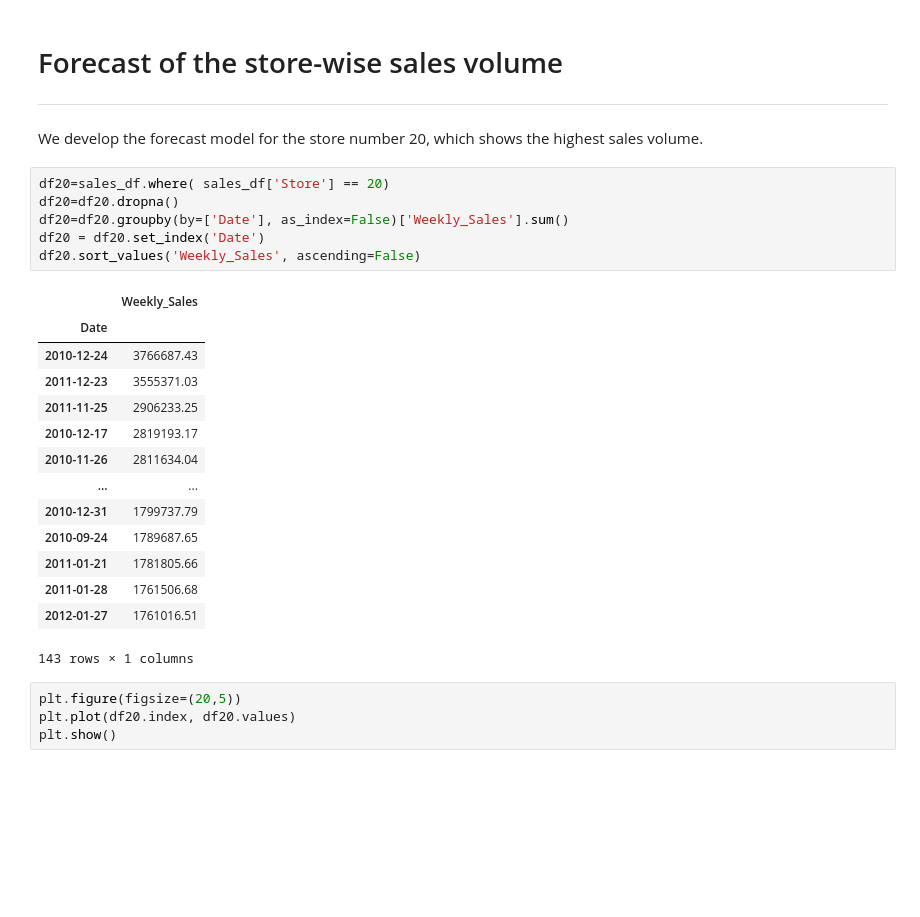
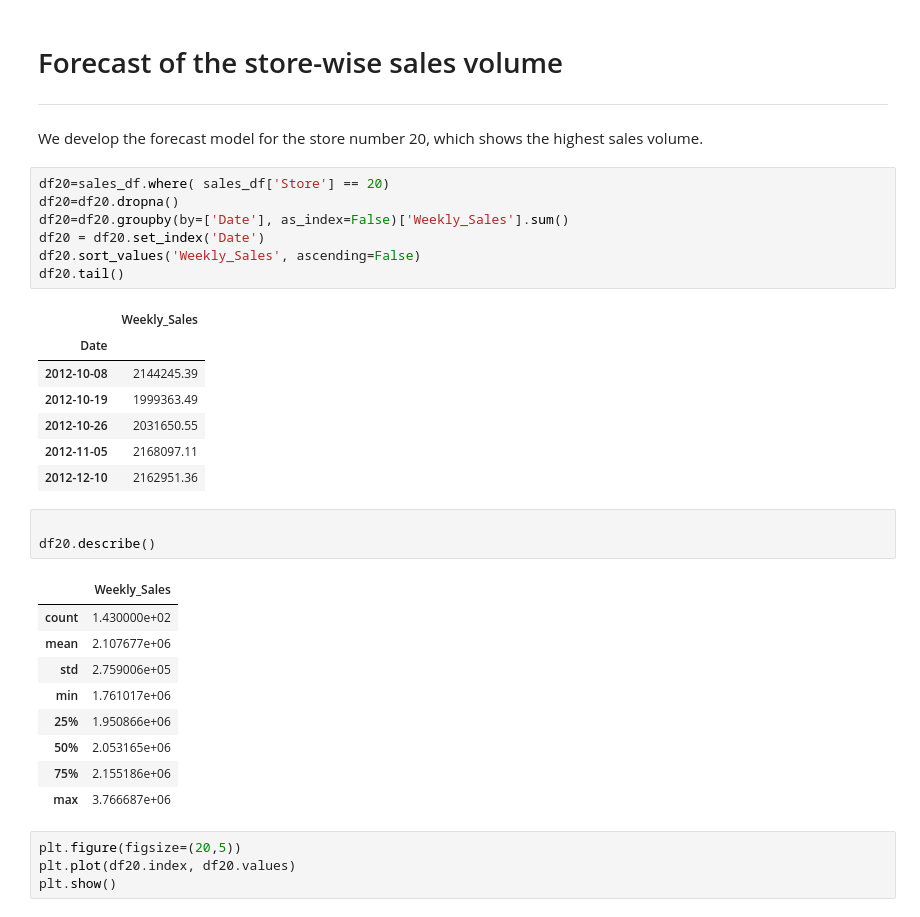
Before and after one commit to Sinethemba-nongqoto/Research-project, a Jupyter notebook: Analysis_0f_Results.ipynb, the cells around one changed output. Cells and saved outputs as stored; diff of their text form; blank space fills up the shorter version.

```diff
--- a/Analysis_0f_Results.ipynb
+++ b/Analysis_0f_Results.ipynb
@@ -368,24 +396,31 @@ We develop the forecast model for the store number 20, which shows the highest s
 # %%
 df20=sales_df.where( sales_df['Store'] == 20)
 df20=df20.dropna()
 df20=df20.groupby(by=['Date'], as_index=False)['Weekly_Sales'].sum()
 df20 = df20.set_index('Date')
 df20.sort_values('Weekly_Sales', ascending=False)
+df20.tail()
 # %% [output]
 |  | Weekly_Sales |
 | Date |  |
-| 2010-12-24 | 3766687.43 |
-| 2011-12-23 | 3555371.03 |
-| 2011-11-25 | 2906233.25 |
-| 2010-12-17 | 2819193.17 |
-| 2010-11-26 | 2811634.04 |
-| ... | ... |
-| 2010-12-31 | 1799737.79 |
-| 2010-09-24 | 1789687.65 |
-| 2011-01-21 | 1781805.66 |
-| 2011-01-28 | 1761506.68 |
-| 2012-01-27 | 1761016.51 |
+| 2012-10-08 | 2144245.39 |
+| 2012-10-19 | 1999363.49 |
+| 2012-10-26 | 2031650.55 |
+| 2012-11-05 | 2168097.11 |
+| 2012-12-10 | 2162951.36 |
-143 rows × 1 columns
+# %%
+
+df20.describe()
+# %% [output]
+|  | Weekly_Sales |
+| count | 1.430000e+02 |
+| mean | 2.107677e+06 |
+| std | 2.759006e+05 |
+| min | 1.761017e+06 |
+| 25% | 1.950866e+06 |
+| 50% | 2.053165e+06 |
+| 75% | 2.155186e+06 |
+| max | 3.766687e+06 |
 # %%
 plt.figure(figsize=(20,5))
 plt.plot(df20.index, df20.values)
```
Also changed, not shown: parts of 15 cells of this notebook.
